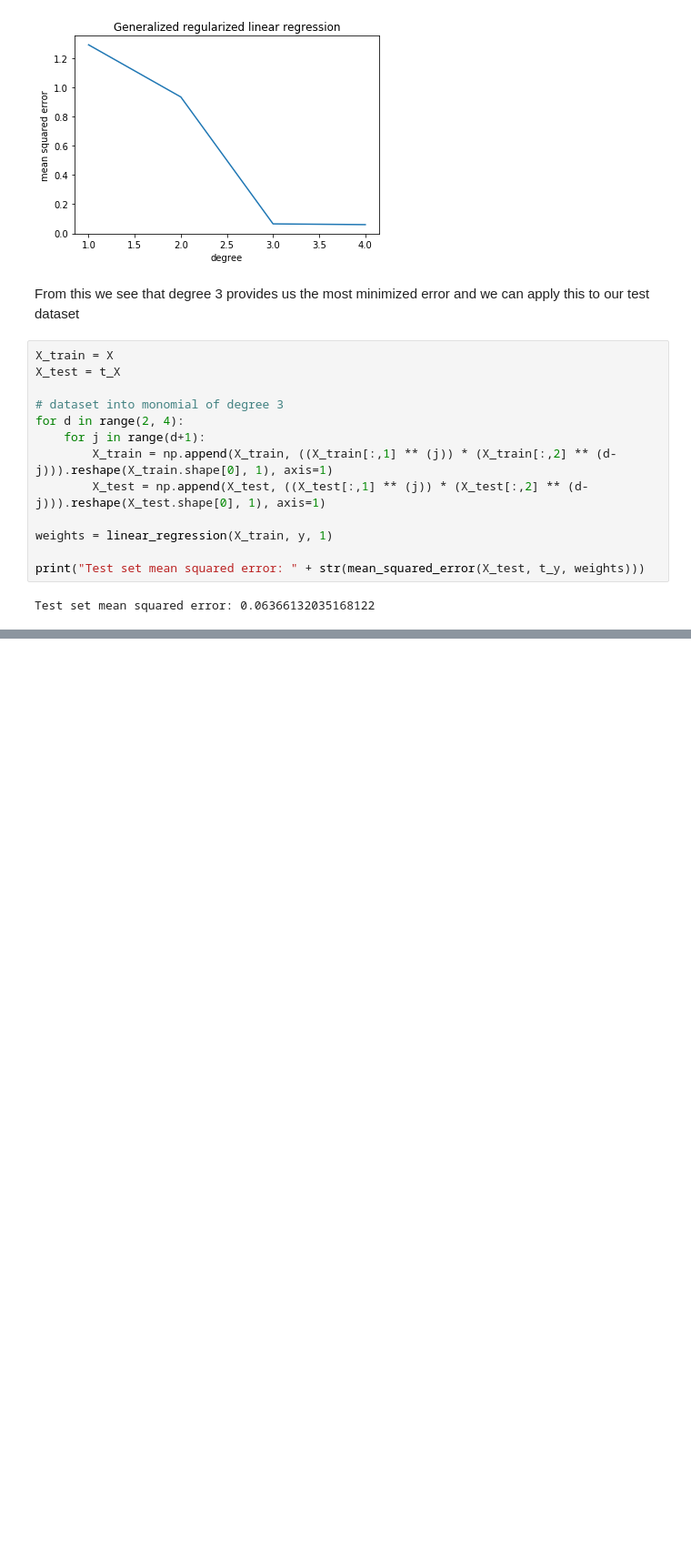
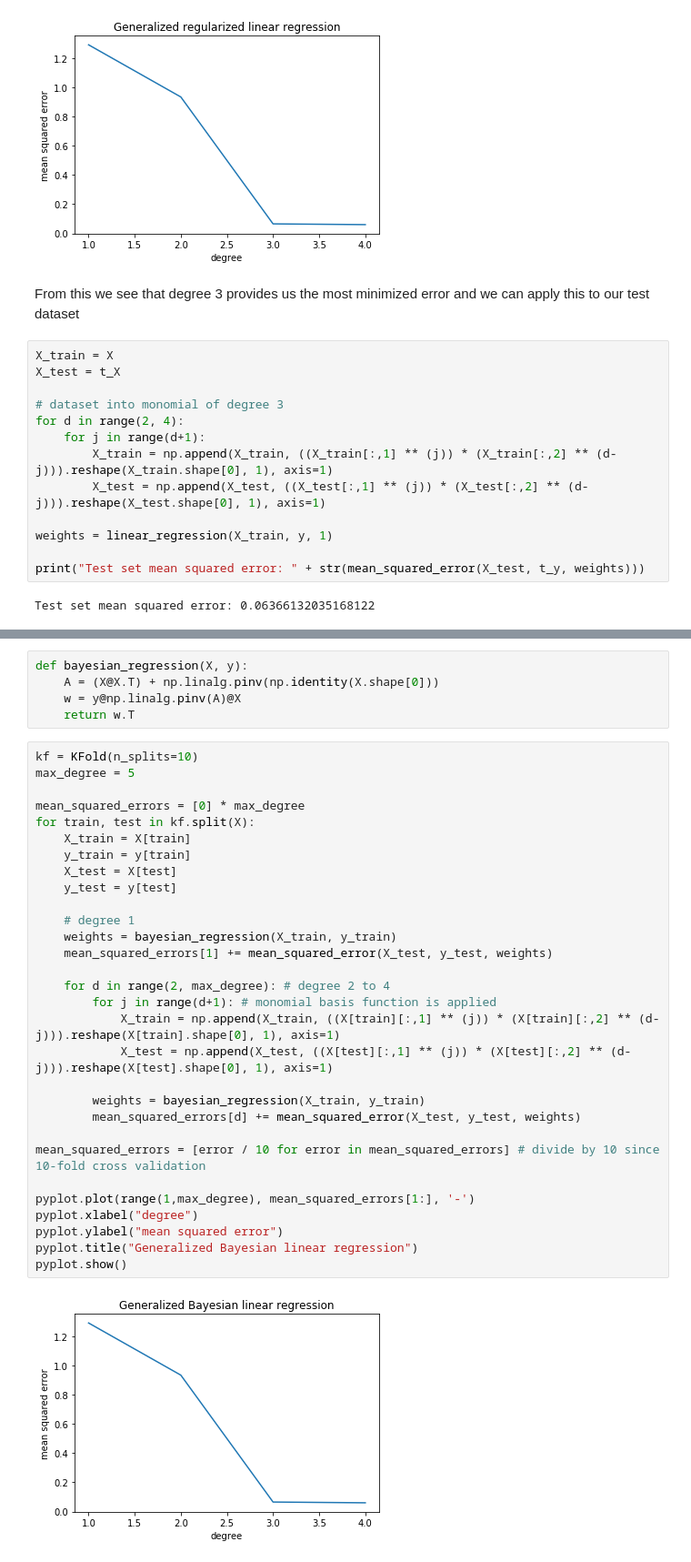
Before and after one commit to RohanK99/machine-learning, a Jupyter notebook: CS480/A3/main.ipynb, the cells around one changed output, grey strips where cells are left out. Shown at 91% size. Saved outputs shown, nothing was run; the diff lists cells and outputs as text; blank space fills up the shorter version.

Commit message:
generalized bayesian linear regression

```diff
--- a/CS480/A3/main.ipynb
+++ b/CS480/A3/main.ipynb
@@ -149,0 +173,37 @@ Test set mean squared error: 0.06366132035168122
+# %%
+def bayesian_regression(X, y):
+    A = (X@X.T) + np.linalg.pinv(np.identity(X.shape[0]))
+    w = y@np.linalg.pinv(A)@X
+    return w.T
+# %%
+kf = KFold(n_splits=10)
+max_degree = 5
+
+mean_squared_errors = [0] * max_degree
+for train, test in kf.split(X):
+    X_train = X[train]
+    y_train = y[train]
+    X_test = X[test]
+    y_test = y[test]
+
+    # degree 1
+    weights = bayesian_regression(X_train, y_train)
+    mean_squared_errors[1] += mean_squared_error(X_test, y_test, weights)
+
+    for d in range(2, max_degree): # degree 2 to 4
+        for j in range(d+1): # monomial basis function is applied
+            X_train = np.append(X_train, ((X[train][:,1] ** (j)) * (X[train][:,2] ** (d-j))).reshape(X[train].shape[0], 1), axis=1)
+            X_test = np.append(X_test, ((X[test][:,1] ** (j)) * (X[test][:,2] ** (d-j))).reshape(X[test].shape[0], 1), axis=1)
+
+        weights = bayesian_regression(X_train, y_train)
+        mean_squared_errors[d] += mean_squared_error(X_test, y_test, weights)
+
+mean_squared_errors = [error / 10 for error in mean_squared_errors] # divide by 10 since 10-fold cross validation
+
+pyplot.plot(range(1,max_degree), mean_squared_errors[1:], '-')
+pyplot.xlabel("degree")
+pyplot.ylabel("mean squared error")
+pyplot.title("Generalized Bayesian linear regression")
+pyplot.show()
+# %% [output]
+[figure, added]
```
Also changed, not shown: parts of 3 cells of this notebook.
